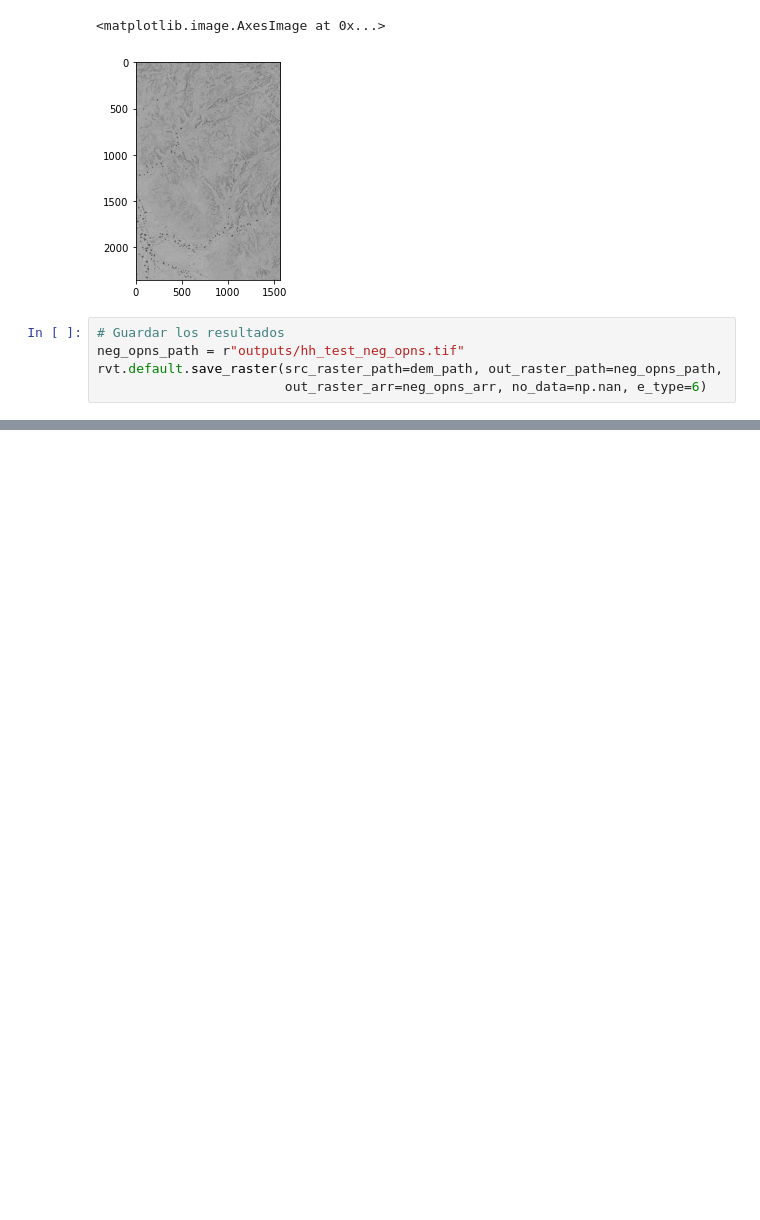
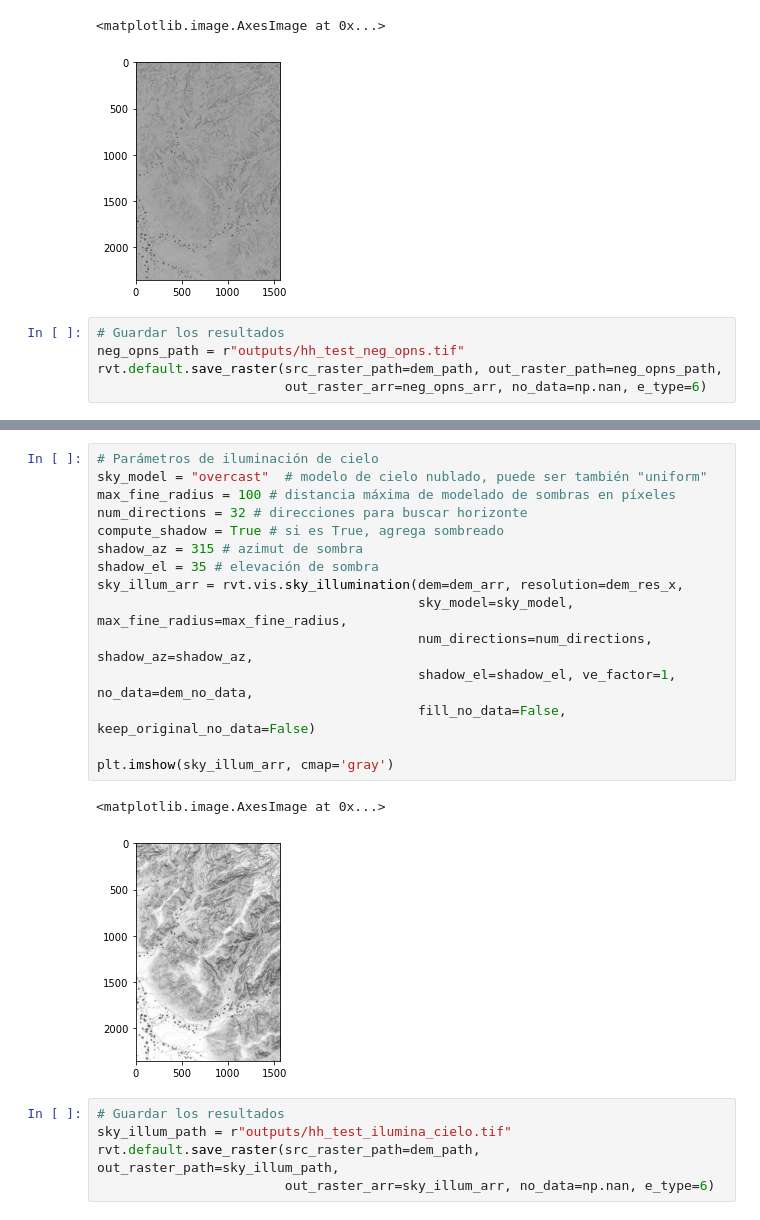
Before and after one commit to ccarbajal16/python_rvt_test, a Jupyter notebook: Modulo_RVT_vis_test.ipynb, the cells around one changed output, grey strips where cells are left out. Cells and saved outputs as stored; diff of their text form; blank space fills up the shorter version.

```diff
--- a/Modulo_RVT_vis_test.ipynb
+++ b/Modulo_RVT_vis_test.ipynb
@@ -234,0 +265,23 @@ rvt.default.save_raster(src_raster_path=dem_path, out_raster_path=neg_opns_path,
+# %%
+# Parámetros de iluminación de cielo
+sky_model = "overcast"  # modelo de cielo nublado, puede ser también "uniform"
+max_fine_radius = 100 # distancia máxima de modelado de sombras en píxeles
+num_directions = 32 # direcciones para buscar horizonte
+compute_shadow = True # si es True, agrega sombreado
+shadow_az = 315 # azimut de sombra
+shadow_el = 35 # elevación de sombra
+sky_illum_arr = rvt.vis.sky_illumination(dem=dem_arr, resolution=dem_res_x,
+                                         sky_model=sky_model, max_fine_radius=max_fine_radius,
+                                         num_directions=num_directions, shadow_az=shadow_az,
+                                         shadow_el=shadow_el, ve_factor=1, no_data=dem_no_data,
+                                         fill_no_data=False, keep_original_no_data=False)
+
+plt.imshow(sky_illum_arr, cmap='gray')
+# %% [output]
+<matplotlib.image.AxesImage at 0x...>
+[figure, added]
+# %%
+# Guardar los resultados
+sky_illum_path = r"outputs/hh_test_ilumina_cielo.tif"
+rvt.default.save_raster(src_raster_path=dem_path, out_raster_path=sky_illum_path,
+                        out_raster_arr=sky_illum_arr, no_data=np.nan, e_type=6)
```
Also changed, not shown: parts of 4 cells of this notebook.
